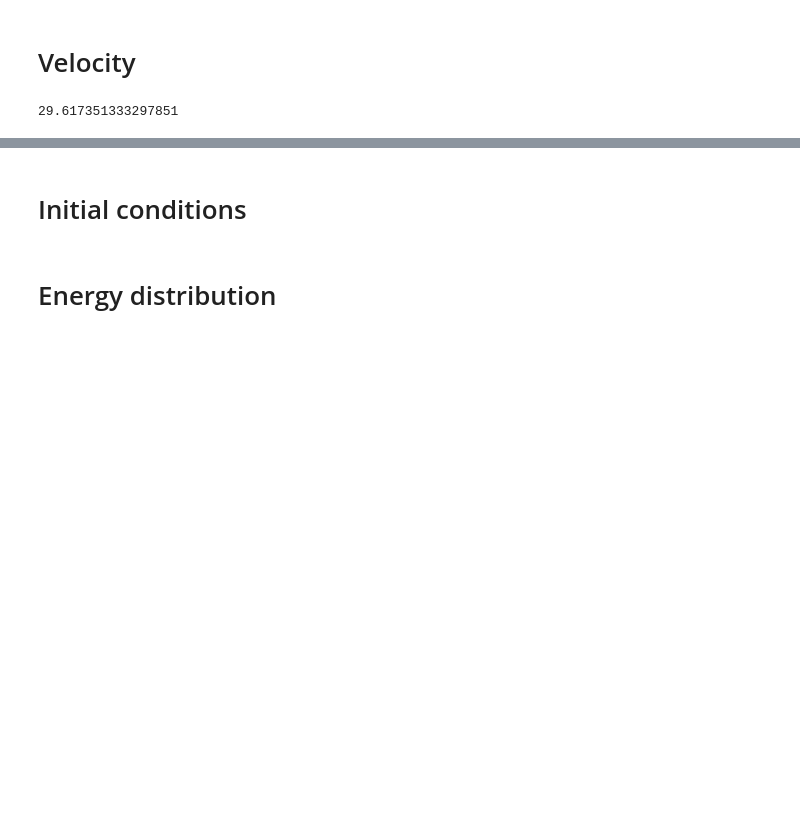
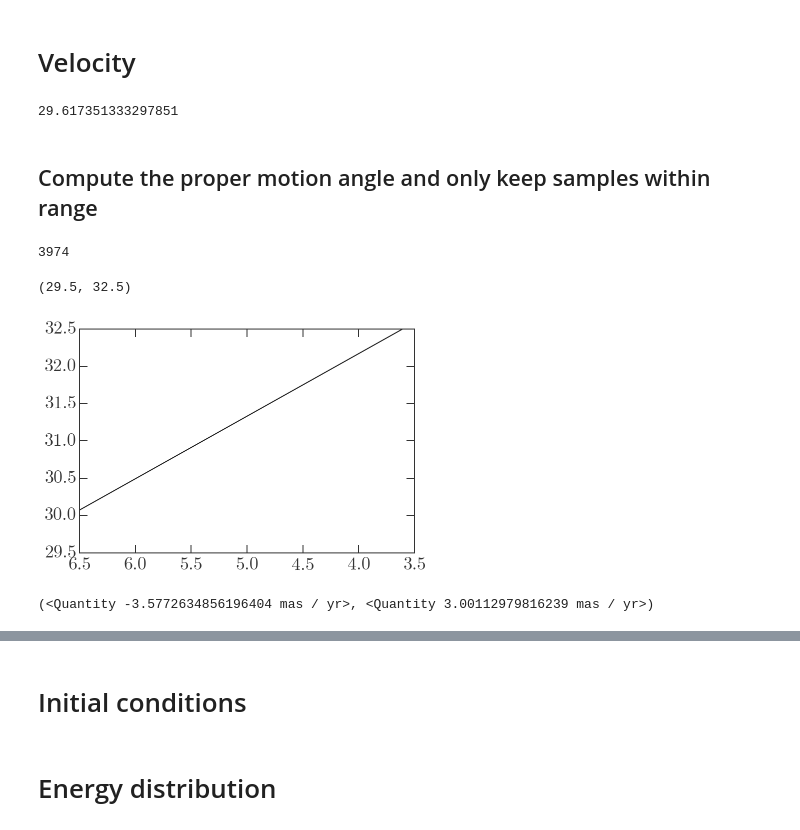
Before and after one commit to adrn/ophiuchus, a Jupyter notebook: notebooks/Position of stream and initial conditions.ipynb, the cells around one changed output, grey strips where cells are left out. Drawn from its saved outputs; the diff is of its cells as text; code cells hidden in the pictures; blank space fills up the shorter version.

```diff
--- a/notebooks/Position of stream and initial conditions.ipynb
+++ b/notebooks/Position of stream and initial conditions.ipynb
@@ -37,11 +40,11 @@ d = distance(np.random.normal(14.57, 0.05, size=nsamples))
 l = np.ones(d.size) * 4.8 * u.deg
 b = np.ones(d.size) * 31.5 * u.deg
 # %%
-pos = coord.SkyCoord(l=l, b=b, distance=d, frame='galactic')
+pos = coord.Galactic(l=l, b=b, distance=d)
 gc_pos = pos.transform_to(coord.Galactocentric(galcen_distance=8*u.kpc, z_sun=0.*u.pc))
 # %%
 gc_cyl = gc_pos.represent_as(coord.CylindricalRepresentation)
-xyz = gc_pos.represent_as(coord.CartesianRepresentation).xyz.T.decompose(galactic).value
+_xyz = gc_pos.represent_as(coord.CartesianRepresentation).xyz.T.decompose(galactic).value
 
 R,z = np.median(gc_cyl.rho), np.median(gc_cyl.z)
 print("Galactocentric (R,z) = ({0:.2f}, {1:.2f}) kpc".format(R.to(u.kpc).value,z.to(u.kpc).value))
@@ -90,0 +94,2 @@ vxyz = gc.vhel_to_gal(pos, (muls,mubs), vloss, vcirc=220*u.km/u.s,
+# %% [markdown]
+## Compute the proper motion angle and only keep samples within range
@@ -90,0 +98,22 @@ vxyz = gc.vhel_to_gal(pos, (muls,mubs), vloss, vcirc=220*u.km/u.s,
+# %%
+pos_ang = np.arctan2(mubs, muls)
+slope = np.tan(pos_ang)
+ix = (slope > -1.5) & (slope < -0.4)
+ix.sum()
+# %% [output]
+3974
+# %%
+xangs = np.linspace(3.5,6.5,128)
+
+for m in slope[ix][0:1]:
+    pl.plot(xangs, m*(xangs-4.8)+31.5, marker=None)
+
+pl.xlim(6.5,3.5)
+pl.ylim(29.5,32.5)
+# %% [output]
+(29.5, 32.5)
+[figure, added]
+# %%
+muls[ix][0], mubs[ix][0]
+# %% [output]
+(<Quantity -3.5772634856196404 mas / yr>, <Quantity 3.00112979816239 mas / yr>)
```
Also changed, not shown: parts of 17 cells of this notebook.
